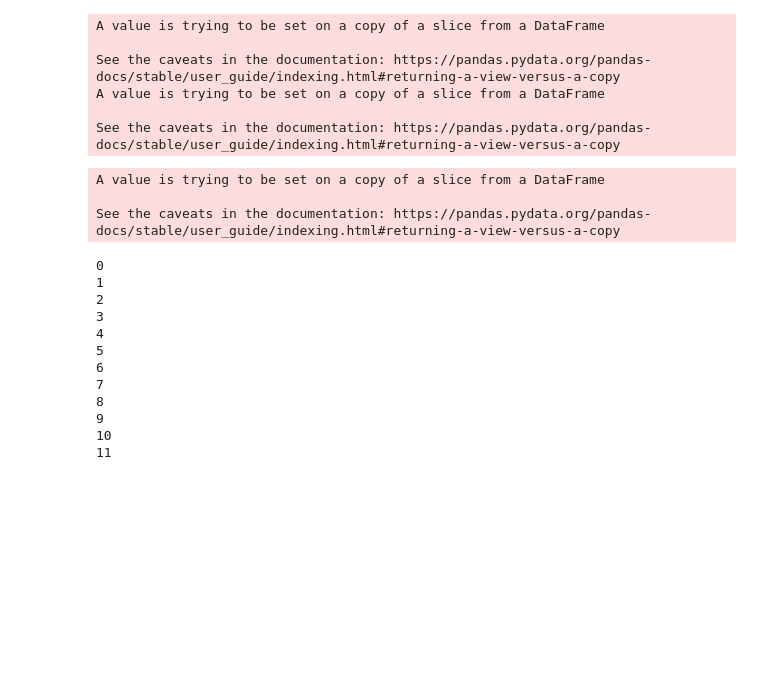
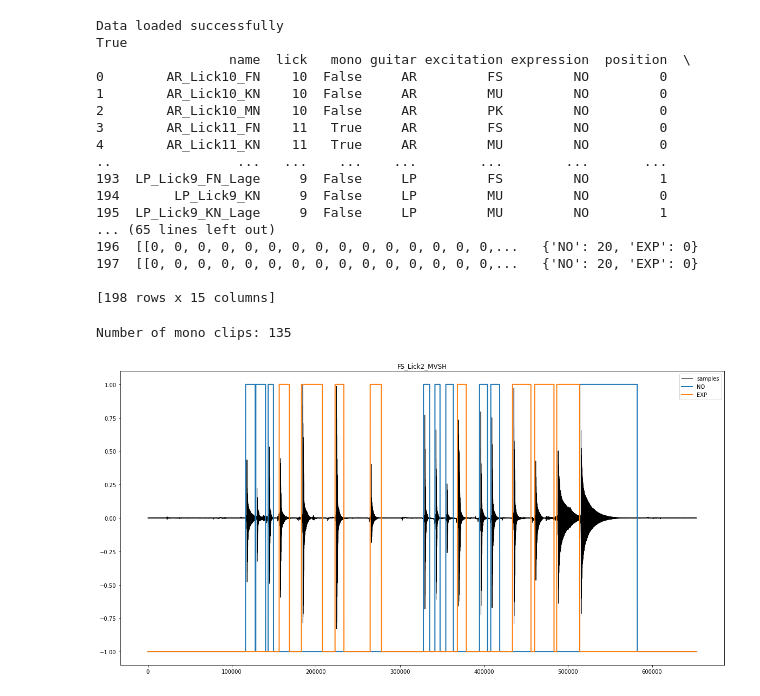
Before and after one commit to adanlbenito/dl4am_assignment, a Jupyter notebook: test.ipynb, the cells around one changed output. Saved outputs shown, nothing was run; the diff lists cells and outputs as text; code cells hidden in the pictures; blank space fills up the shorter version.

```diff
--- a/test.ipynb
+++ b/test.ipynb
@@ -318,29 +18,27 @@ smt_guitar = SMTGuitar(data_root)
+# %%
+data_loaded = smt_guitar.load_data(path='data/')
+print(data_loaded[0])
+print(data_loaded[1])
+# %% [output]
+Data loaded successfully
+True
+                 name  lick   mono guitar excitation expression  position  \
+0        AR_Lick10_FN    10  False     AR         FS         NO         0
+1        AR_Lick10_KN    10  False     AR         MU         NO         0
+2        AR_Lick10_MN    10  False     AR         PK         NO         0
+3        AR_Lick11_FN    11   True     AR         FS         NO         0
+4        AR_Lick11_KN    11   True     AR         MU         NO         0
+..                ...   ...    ...    ...        ...        ...       ...
+193  LP_Lick9_FN_Lage     9  False     LP         FS         NO         1
+194       LP_Lick9_KN     9  False     LP         MU         NO         0
+195  LP_Lick9_KN_Lage     9  False     LP         MU         NO         1
+... (65 lines left out)
+196  [[0, 0, 0, 0, 0, 0, 0, 0, 0, 0, 0, 0, 0, 0, 0,...   {'NO': 20, 'EXP': 0}
+197  [[0, 0, 0, 0, 0, 0, 0, 0, 0, 0, 0, 0, 0, 0, 0,...   {'NO': 20, 'EXP': 0}
+
+[198 rows x 15 columns]
 # %%
-smt_guitar.extract_audio();
-smt_guitar.extract_annotations();
-smt_guitar.extract_transcript();
+if not data_loaded[0]:
+    smt_guitar.extract_audio()
+    smt_guitar.extract_annotations()
+    smt_guitar.extract_transcript()
-# %% [output]
-A value is trying to be set on a copy of a slice from a DataFrame
-
-See the caveats in the documentation: https://pandas.pydata.org/pandas-docs/stable/user_guide/indexing.html#returning-a-view-versus-a-copy
-A value is trying to be set on a copy of a slice from a DataFrame
-
-See the caveats in the documentation: https://pandas.pydata.org/pandas-docs/stable/user_guide/indexing.html#returning-a-view-versus-a-copy
-# %%
-smt_guitar.get_simple_transcript();
-# %% [output]
-A value is trying to be set on a copy of a slice from a DataFrame
-
-See the caveats in the documentation: https://pandas.pydata.org/pandas-docs/stable/user_guide/indexing.html#returning-a-view-versus-a-copy
-0
-1
-2
-3
-4
-5
-6
-7
-8
-9
-10
-11
@@ -346,0 +49,11 @@ See the caveats in the documentation: https://pandas.pydata.org/pandas-docs/stab
+# %%
+from random import randint
+mono_clips = smt_guitar.filter_by({'mono': True})
+print("Number of mono clips:", len(mono_clips))
+link = mono_clips.sample(n=1)
+idx = link.index[0]
+smt_guitar.plot_annotations(idx=idx, simple=True)
+ipd.Audio(**smt_guitar.play_data(idx=idx))
+# %% [output]
+Number of mono clips: 135
+[figure, added]
```
Also changed, not shown: parts of 33 cells of this notebook.
